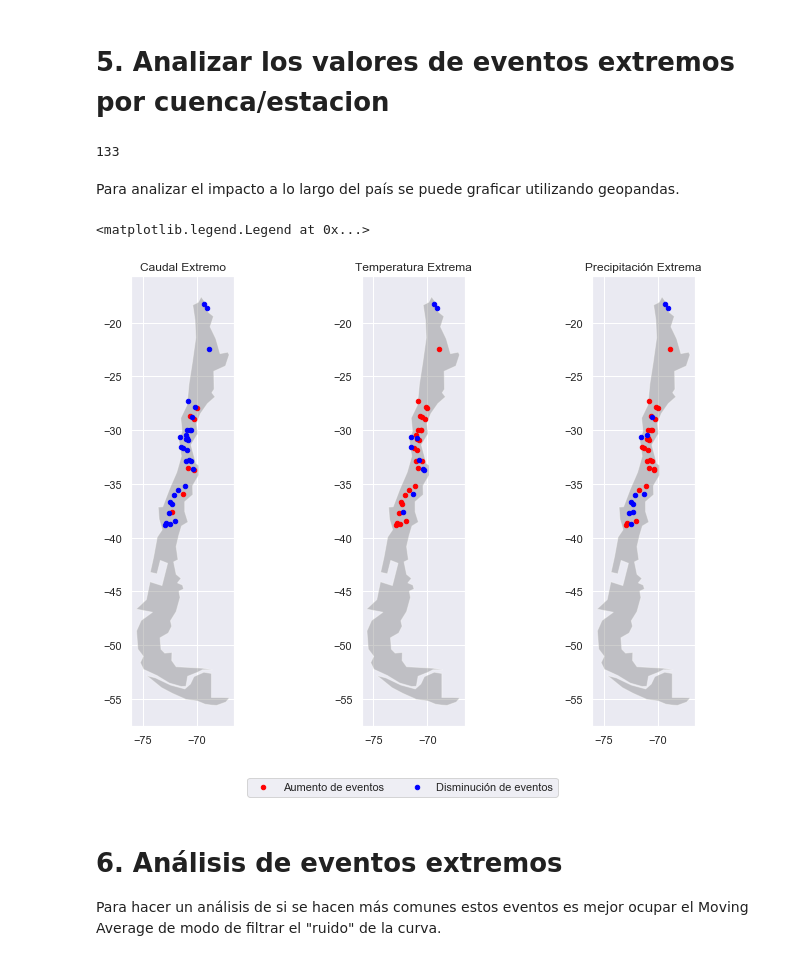
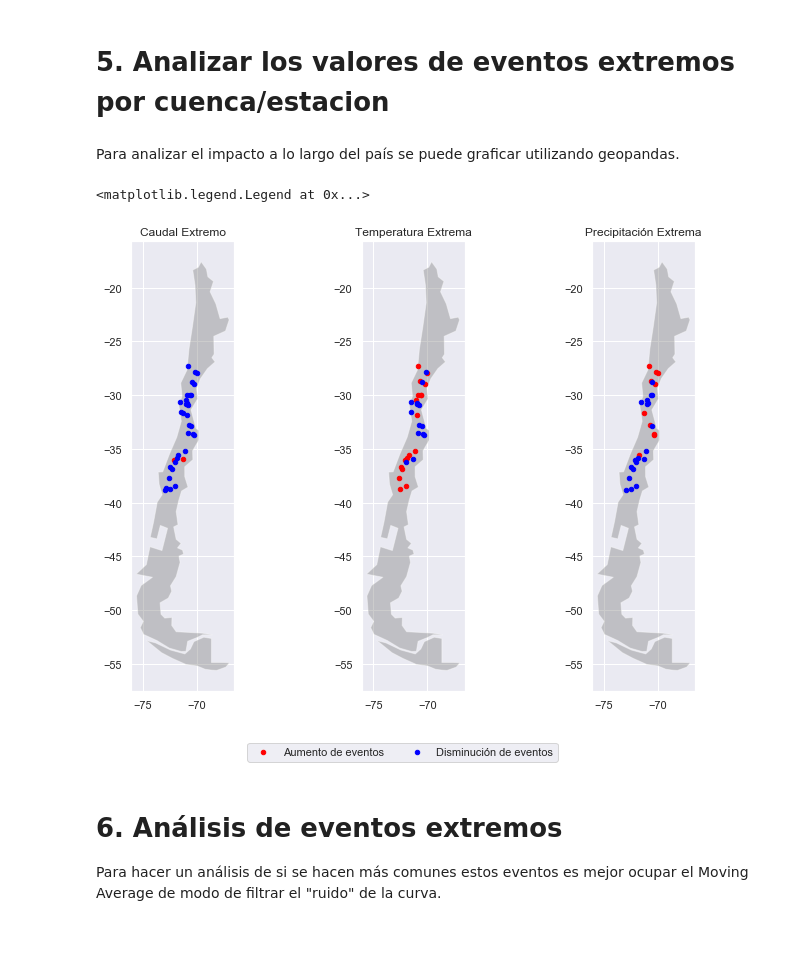
Before and after one commit to felipeacunago/SpikeChallenge, a Jupyter notebook: SpikeChallenge.ipynb, the cells around one changed output. Drawn from its saved outputs; the diff is of its cells as text; code cells hidden in the pictures.

Commit message:
Cambios en la comparacion de los eventos extremos

```diff
--- a/SpikeChallenge.ipynb
+++ b/SpikeChallenge.ipynb
@@ -249,19 +249,22 @@ data.head()
 # 5. Analizar los valores de eventos extremos por cuenca/estacion
 # %%
 agrupacion = 'codigo_estacion' # nivel de agrupacion para analizar en conjunto (puede ser nombre o codigo_estacion)
+anio_comparacion = 2012 # anio que hace la comparacion
 
-cuencas_valores_extremos = data.groupby([agrupacion,'anio'])['caudal_extremo','temp_extremo','precip_extremo'].sum()
+cuencas_valores_extremos = data.groupby([agrupacion,'anio'])['caudal_extremo','temp_extremo','precip_extremo'].sum().reset_index()
 
-cuencas_primeros = cuencas_valores_extremos.reset_index().groupby([agrupacion]).head(10).groupby([agrupacion])
-cuencas_ultimos = cuencas_valores_extremos.reset_index().groupby([agrupacion]).tail(10).groupby([agrupacion])
+aux_pasado, aux_futuro = cuencas_valores_extremos[(cuencas_valores_extremos['anio']<anio_comparacion)],cuencas_valores_extremos[(cuencas_valores_extremos['anio']>=anio_comparacion)]
 
-variaciones = cuencas_ultimos.mean()[['caudal_extremo','temp_extremo','precip_extremo']] - cuencas_primeros.mean()[['caudal_extremo','temp_extremo','precip_extremo']]
-variaciones['primeras_medidas'] = cuencas_primeros['anio'].first()
-variaciones['ultimas_medidas'] = cuencas_ultimos['anio'].last()
+variaciones = aux_futuro.groupby(['codigo_estacion']).mean() - aux_pasado.groupby(['codigo_estacion']).mean()
+
+variaciones['primeras_medidas'] = aux_pasado.groupby(['codigo_estacion'])['anio'].first()
+variaciones['ultimas_medidas'] = aux_futuro.groupby(['codigo_estacion'])['anio'].last()
+
+variaciones.dropna(inplace=True)
+variaciones['caudal_extremo'].sum()
+variaciones['cantidad_anios_medidas'] = aux_pasado.groupby(['codigo_estacion'])['anio'].count() + aux_futuro.groupby(['codigo_estacion'])['anio'].count()
 
 variaciones = pd.merge(variaciones.reset_index(),data[[agrupacion,'latitud','longitud']].groupby([agrupacion]).first(), how='left', on=[agrupacion])
-# %% [output]
-133
 # %% [markdown]
 Para analizar el impacto a lo largo del país se puede graficar utilizando geopandas.
 # %%
@@ -270,41 +273,44 @@ import geoplot
 from shapely.geometry import Point
 import matplotlib.pyplot as plt
 
-
+# se generan los Point que son necesarios para plotear en un mapa
 variaciones['geometry'] = variaciones[['longitud', 'latitud']].values.tolist()
 variaciones['geometry'] = variaciones['geometry'].apply(Point)
 
-variaciones = variaciones[(variaciones['primeras_medidas']<=1965) & (variaciones['ultimas_medidas']>=2010)]
+# se filtran las medidas que tengan menos de 50 anios de medidas
+variaciones = variaciones[(variaciones['cantidad_anios_medidas']>=50)]
 
+# se lee el mapa de chile
 world = geopandas.read_file(
     geopandas.datasets.get_path('naturalearth_lowres')
 )
-
 chile = world[world.name == 'Chile']
 
+# se genera el GeoDataFrame con el dataset de las variaciones
 geo_df = geopandas.GeoDataFrame(variaciones)
 
+# se plotean en 3 figures los caudas, temperaturas y precipitaciones extremas
 fig, (ax1, ax2, ax3) = plt.subplots(1, 3)
 chile.plot(ax = ax1, alpha = 0.4, color= "grey")
 chile.plot(ax = ax2, alpha = 0.4, color= "grey")
 chile.plot(ax = ax3, alpha = 0.4, color= "grey")
-geo_df[geo_df['caudal_extremo']>0].plot(ax= ax1, markersize = 20, color= "red", marker = "o")
+geo_df[geo_df['caudal_extremo']>1].plot(ax= ax1, markersize = 20, color= "red", marker = "o")
 geo_df[geo_df['caudal_extremo']<=0].plot(ax= ax1, markersize = 20, color= "blue", marker = "o")
 
-geo_df[geo_df['temp_extremo']>0].plot(ax= ax2, markersize = 20, color= "red", marker = "o")
+geo_df[geo_df['temp_extremo']>1].plot(ax= ax2, markersize = 20, color= "red", marker = "o")
 geo_df[geo_df['temp_extremo']<=0].plot(ax= ax2, markersize = 20, color= "blue", marker = "o")
 
-geo_df[geo_df['precip_extremo']>0].plot(ax= ax3, markersize = 20, color= "red", marker = "o")
-geo_df[geo_df['precip_extremo']<=0].plot(ax= ax3, markersize = 20, color= "blue", marker = "o")
+geo_df[geo_df['precip_extremo']>3].plot(ax= ax3, markersize = 20, color= "red", marker = "o")
+geo_df[geo_df['precip_extremo']<1].plot(ax= ax3, markersize = 20, color= "blue", marker = "o")
 
 ax1.set_title('Caudal Extremo')
 ax2.set_title('Temperatura Extrema')
 ax3.set_title('Precipitación Extrema')
 
 plt.figlegend(['Aumento de eventos','Disminución de eventos'], loc = 'lower center', ncol=5, labelspacing=0. )
 # %% [output]
 <matplotlib.legend.Legend at 0x...>
-[figure, old version]
+[figure, new version]
 # %% [markdown]
 # 6. Análisis de eventos extremos
 
```
Also changed, not shown: parts of 2 cells of this notebook.
